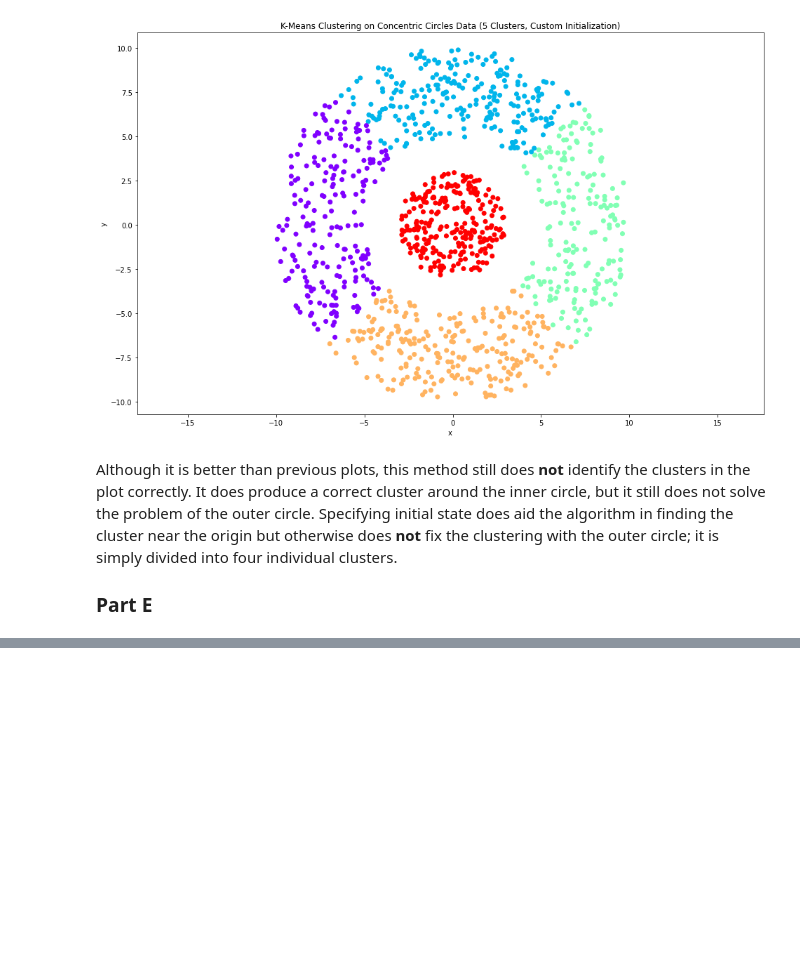
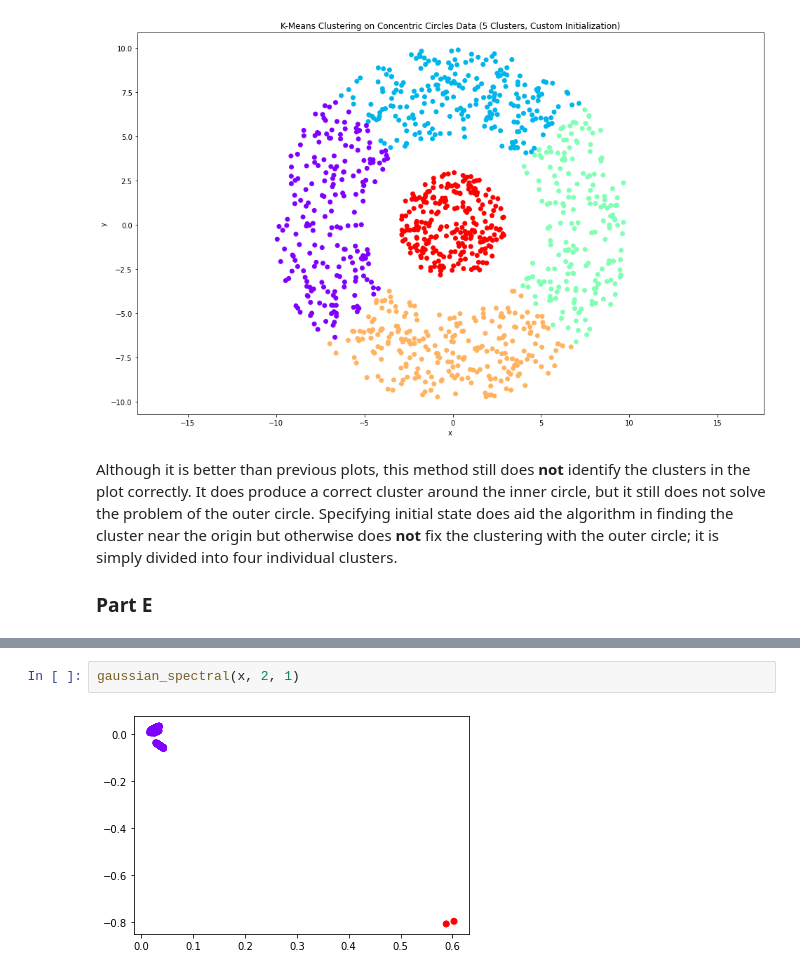
Before and after one commit to rickdgray/Advanced_Predictive_Models, a Jupyter notebook: Homework 10/H10Q1.ipynb, the cells around one changed output, grey strips where cells are left out. Drawn from its saved outputs; the diff is of its cells as text; blank space fills up the shorter version.

```diff
--- a/Homework 10/H10Q1.ipynb
+++ b/Homework 10/H10Q1.ipynb
@@ -136,0 +122,4 @@ gaussian_spectral(x, 2, 1.5)
+# %%
+gaussian_spectral(x, 2, 1)
+# %% [output]
+[figure, added]
```
Also changed, not shown: parts of 5 cells of this notebook.
